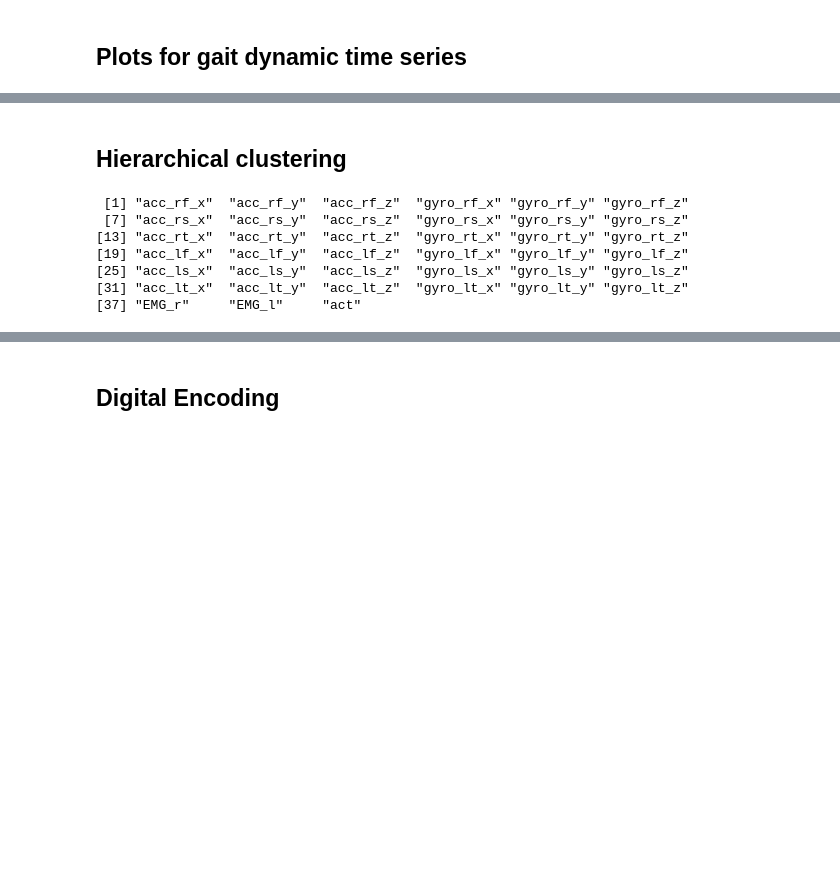
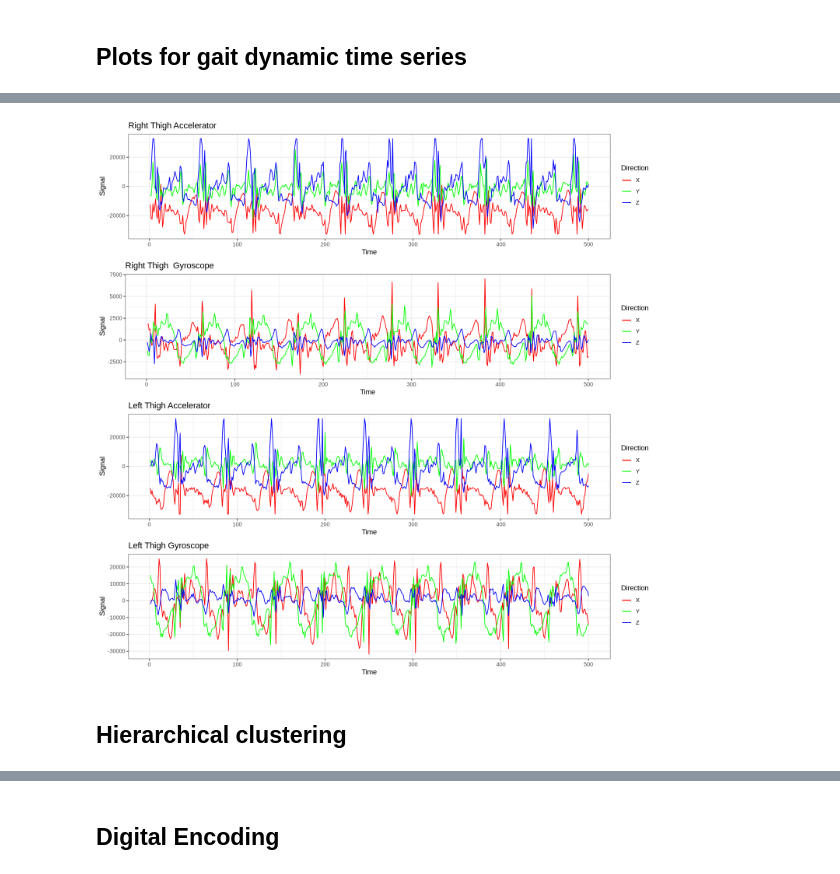
Before and after one commit to ormorteey/STA-250-Project, a Jupyter notebook: STA_250_[R]_Computational_Statistics.ipynb, the cells around one changed output, grey strips where cells are left out. Cells and saved outputs as stored; diff of their text form; code cells hidden in the pictures; blank space fills up the shorter version.

```diff
--- a/STA_250_[R]_Computational_Statistics.ipynb
+++ b/STA_250_[R]_Computational_Statistics.ipynb
@@ -237,3 +267,9 @@ gait_dynamic_ts_thigh_plot_fn(walking_01_02_df)
+# %%
+#@title
+fig(width = 12, heigth = 12)
+gait_dynamic_ts_thigh_plot_fn(ts_df)
+# %% [output]
+[figure, added]
 # %% [markdown]
 ## **Hierarchical clustering**
 # %%
@@ -253,14 +290,3 @@ if (plot_now == TRUE){
 return(hc_sample_data)
 
 }
-# %%
-col_names = colnames(walking_01_02_df)
-col_names
-# %% [output]
- [1] "acc_rf_x"  "acc_rf_y"  "acc_rf_z"  "gyro_rf_x" "gyro_rf_y" "gyro_rf_z"
- [7] "acc_rs_x"  "acc_rs_y"  "acc_rs_z"  "gyro_rs_x" "gyro_rs_y" "gyro_rs_z"
-[13] "acc_rt_x"  "acc_rt_y"  "acc_rt_z"  "gyro_rt_x" "gyro_rt_y" "gyro_rt_z"
-[19] "acc_lf_x"  "acc_lf_y"  "acc_lf_z"  "gyro_lf_x" "gyro_lf_y" "gyro_lf_z"
-[25] "acc_ls_x"  "acc_ls_y"  "acc_ls_z"  "gyro_ls_x" "gyro_ls_y" "gyro_ls_z"
-[31] "acc_lt_x"  "acc_lt_y"  "acc_lt_z"  "gyro_lt_x" "gyro_lt_y" "gyro_lt_z"
-[37] "EMG_r"     "EMG_l"     "act"
```
Also changed, not shown: parts of 43 cells of this notebook.
